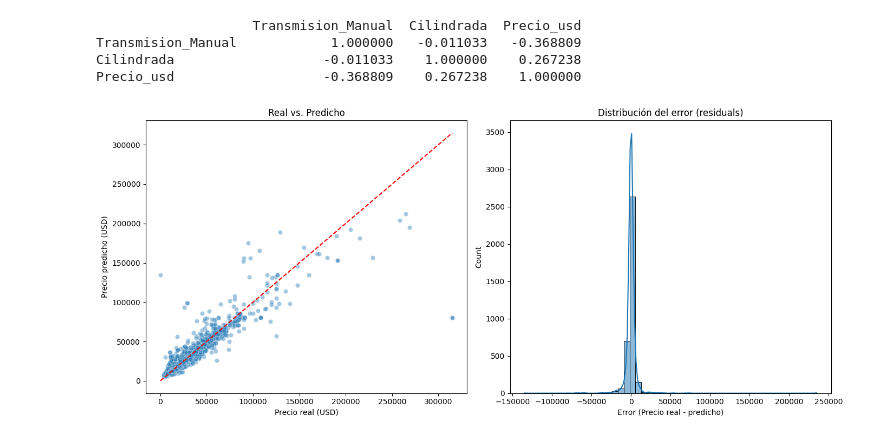
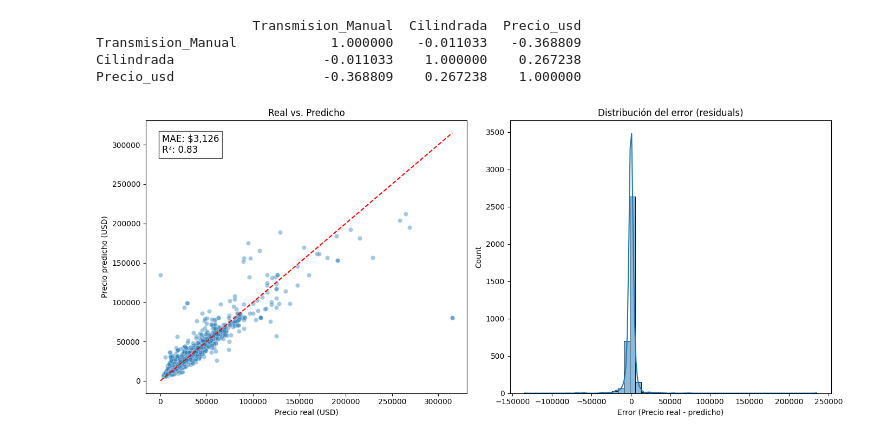
Before and after one commit to Sdomato/Proyecto-final-ML, a Jupyter notebook: entrenamientos_df_intermedio/randomforest.ipynb, the cells around one changed output. Cells and saved outputs as stored; diff of their text form; code cells hidden in the pictures.

```diff
--- a/entrenamientos_df_intermedio/randomforest.ipynb
+++ b/entrenamientos_df_intermedio/randomforest.ipynb
@@ -59,25 +58,32 @@ Transmision_Manual            1.000000   -0.011033   -0.368809
 Cilindrada                   -0.011033    1.000000    0.267238
 Precio_usd                   -0.368809    0.267238    1.000000
 # %%
-# Calcular errores
+# Calcular errores y métricas
 errores = y_test - y_pred
+mae = mean_absolute_error(y_test, y_pred)
+r2 = r2_score(y_test, y_pred)
 
-# Crear figura con dos subplots
+# Crear subplots
 fig, axes = plt.subplots(1, 2, figsize=(14, 6))
 
-# Subplot 1: Real vs Predicho
+# Gráfico 1: Real vs Predicho
 sns.scatterplot(ax=axes[0], x=y_test, y=y_pred, alpha=0.4)
 axes[0].plot([y_test.min(), y_test.max()], [y_test.min(), y_test.max()], '--', color='red')
 axes[0].set_title("Real vs. Predicho")
 axes[0].set_xlabel("Precio real (USD)")
 axes[0].set_ylabel("Precio predicho (USD)")
 
-# Subplot 2: Distribución de errores
+# Añadir texto con métricas
+texto = f"MAE: ${mae:,.0f}\nR²: {r2:.2f}"
+axes[0].text(0.05, 0.95, texto, transform=axes[0].transAxes,
+             fontsize=12, verticalalignment='top', bbox=dict(facecolor='white', alpha=0.7))
+
+# Gráfico 2: Histograma de errores
 sns.histplot(errores, bins=50, kde=True, ax=axes[1])
 axes[1].set_title("Distribución del error (residuals)")
 axes[1].set_xlabel("Error (Precio real - predicho)")
 
 plt.tight_layout()
 plt.show()
 # %% [output]
-[figure, old version]
+[figure, new version]
```
Also changed, not shown: parts of 1 cell of this notebook, 1 other file.
